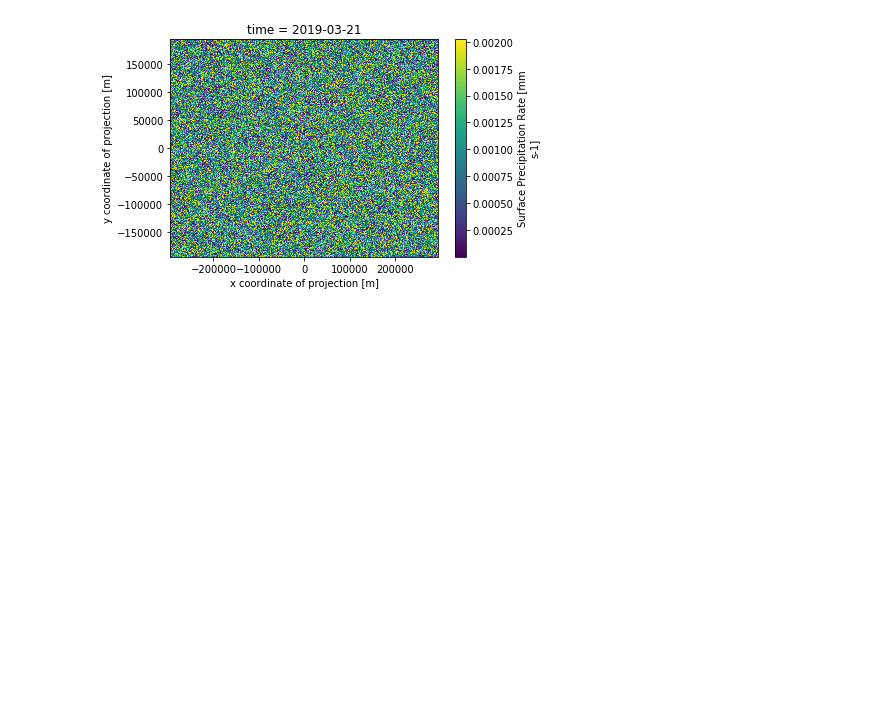
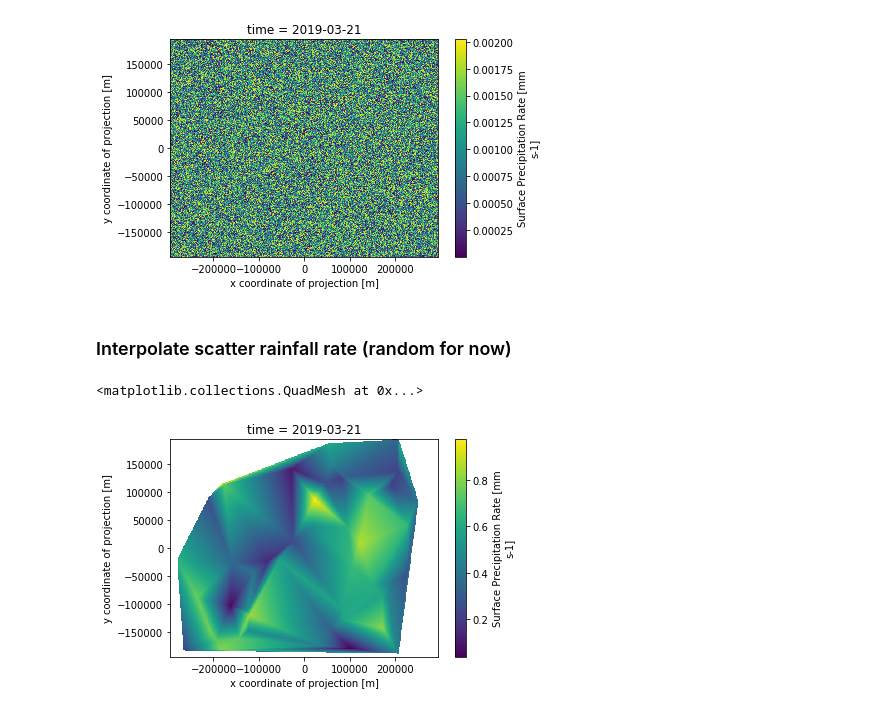
Before and after one commit to waterhackweek/whw2019_coastal_hydro, a Jupyter notebook: notebooks/Replace data in pre-made NetCDF.ipynb, the cells around one changed output. Drawn from its saved outputs; the diff is of its cells as text; code cells hidden in the pictures; blank space fills up the shorter version.

Commit message:
add interpolate scatter rainfall in the replace data notebook

```diff
--- a/notebooks/Replace data in pre-made NetCDF.ipynb
+++ b/notebooks/Replace data in pre-made NetCDF.ipynb
@@ -64,3 +61,5 @@ ds.RAINRATE.plot()
 [figure]
 # %%
 ds.to_netcdf('../example_data/Test_fake_rainfall/2019022606.LDASIN_DOMAIN1')
+# %% [markdown]
+### Interpolate scatter rainfall rate (random for now)
@@ -66,0 +69,31 @@ ds.to_netcdf('../example_data/Test_fake_rainfall/2019022606.LDASIN_DOMAIN1')
+# %%
+import matplotlib.pyplot as plt
+import numpy as np
+from scipy.interpolate import griddata
+
+# data coordinates and values
+x_scatter = [random.randint(int(x.min()), int(x.max())) for r in range(50)]
+y_scatter = [random.randint(int(y.min()), int(y.max())) for r in range(50)]
+rain_scatter = abs(np.random.sample(50))
+
+# target grid to interpolate to
+xi = x
+yi = y
+xi,yi = np.meshgrid(xi,yi)
+
+# # set mask
+# mask = (xi > 0.5) & (xi < 0.6) & (yi > 0.5) & (yi < 0.6)
+
+# interpolate
+rain_new = griddata((x_scatter,y_scatter),rain_scatter,(xi,yi),method='linear')  # note: cubic might cause negative values
+
+# # mask out the field
+# zi[mask] = np.nan
+# %%
+# reshape new rain rate into 3-D
+ds.RAINRATE.values = rain_new.reshape(1,390,590)
+# %%
+ds.RAINRATE.plot()
+# %% [output]
+<matplotlib.collections.QuadMesh at 0x...>
+[figure, added]
```
Also changed, not shown: parts of 4 cells of this notebook, 2 other files.
